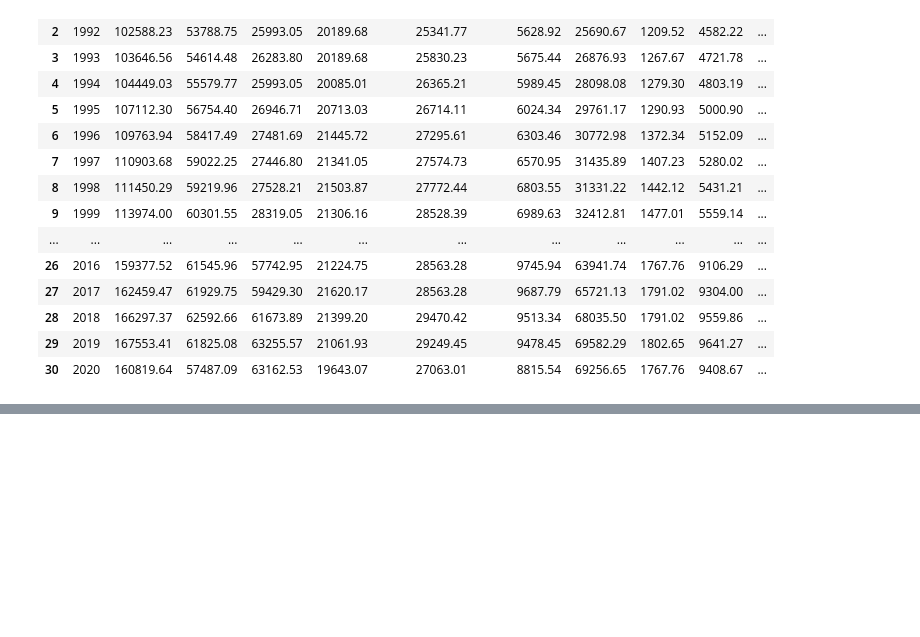
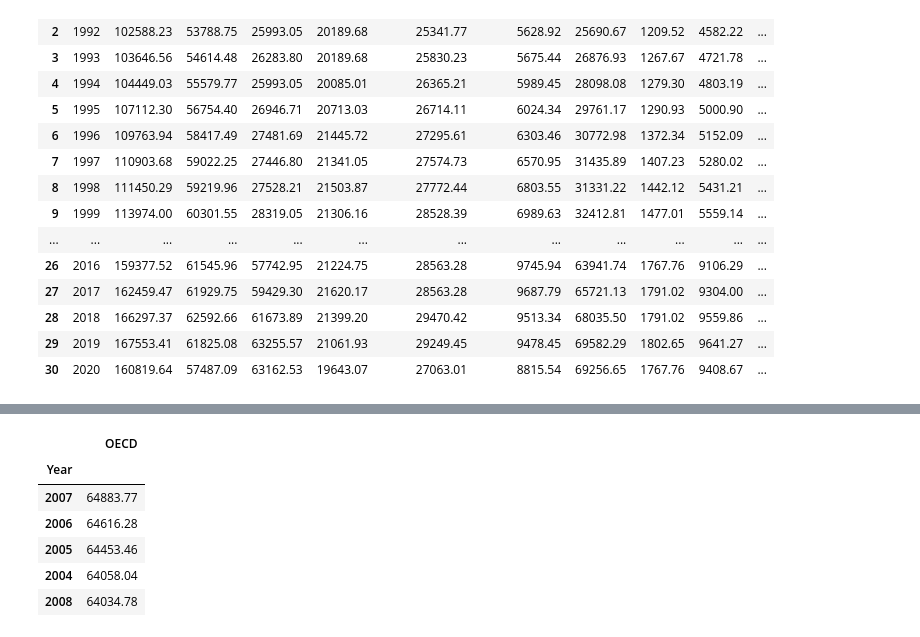
Before and after one commit to Alimva/Trabalho-Final-de-Dados, a Jupyter notebook: main/Notebooks/EDAs/alice_martins.ipynb, the cells around one changed output, grey strips where cells are left out. Saved outputs shown, nothing was run; the diff lists cells and outputs as text; code cells hidden in the pictures; blank space fills up the shorter version.

```diff
--- a/main/Notebooks/EDAs/alice_martins.ipynb
+++ b/main/Notebooks/EDAs/alice_martins.ipynb
@@ -25,0 +41,11 @@ df
+# %%
+dt = df.sort_values(by = ['OECD'], ascending = False)
+dt.iloc[:5, 1:2]
+# %% [output]
+|  | OECD |
+| Year |  |
+| 2007 | 64883.77 |
+| 2006 | 64616.28 |
+| 2005 | 64453.46 |
+| 2004 | 64058.04 |
+| 2008 | 64034.78 |
```
Also changed, not shown: parts of 53 cells of this notebook.
